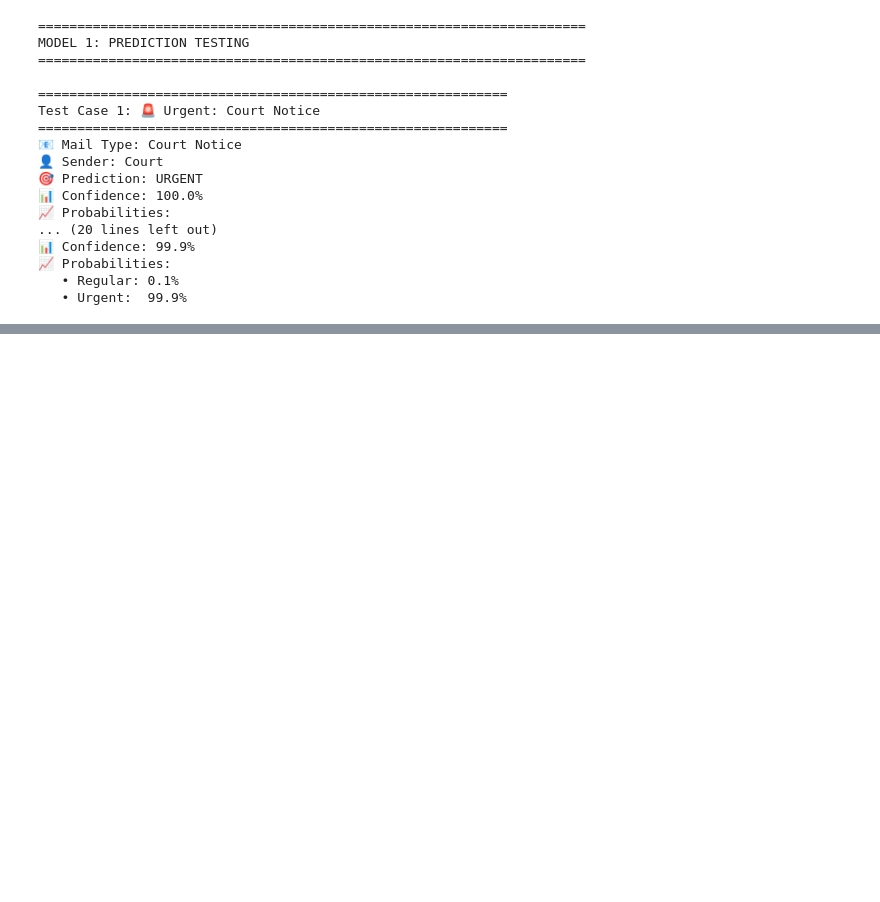
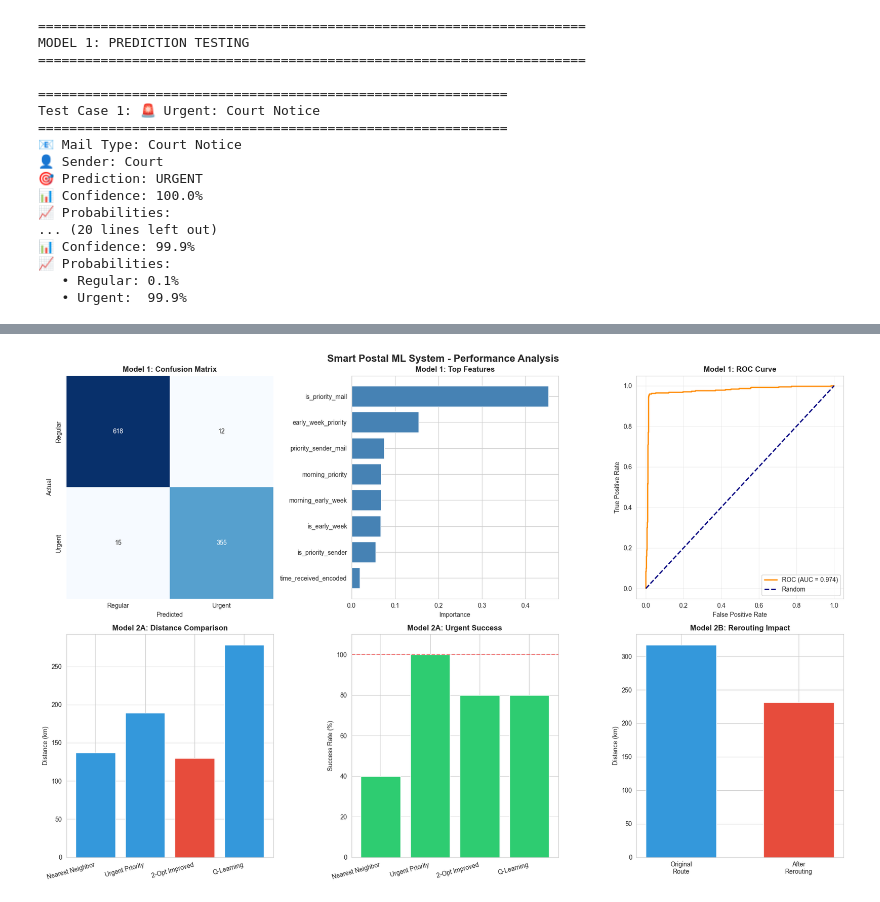
Before and after one commit to DilumiGimansha/Smart-Postal, a Jupyter notebook: ML-Routes-Prediction-Model/Routes_Pradictions_Model.ipynb, the cells around one changed output, grey strips where cells are left out. Cells and saved outputs as stored; diff of their text form; code cells hidden in the pictures; blank space fills up the shorter version.

```diff
--- a/ML-Routes-Prediction-Model/Routes_Pradictions_Model.ipynb
+++ b/ML-Routes-Prediction-Model/Routes_Pradictions_Model.ipynb
@@ -667,0 +1257,12 @@ Test Case 1: 🚨 Urgent: Court Notice
+# %%
+print("=" * 70)
+print("MODEL 2: ROUTE OPTIMIZATION TRAINING")
+print("=" * 70)
+
+# Run all optimization algorithms
+optimization_results = route_optimizer.optimize_route(
+    scenario,
+    methods=['nearest_neighbor', 'urgent_priority', '2opt', 'q_learning']
+)
+
+print("\n✅ All algorithms trained and compared!")
@@ -667,0 +1779,79 @@ Test Case 1: 🚨 Urgent: Court Notice
+# %%
+print("=" * 70)
+print("GENERATING PERFORMANCE VISUALIZATIONS")
+print("=" * 70)
+
+fig, axes = plt.subplots(2, 3, figsize=(18, 12))
+fig.suptitle('Smart Postal ML System - Performance Analysis',
+             fontsize=16, fontweight='bold')
+
+# 1. Confusion Matrix
+cm = priority_results['confusion_matrix']
+sns.heatmap(cm, annot=True, fmt='d', cmap='Blues', ax=axes[0, 0], cbar=False)
+axes[0, 0].set_title('Model 1: Confusion Matrix', fontweight='bold')
+axes[0, 0].set_xlabel('Predicted')
+axes[0, 0].set_ylabel('Actual')
+axes[0, 0].set_xticklabels(['Regular', 'Urgent'])
+axes[0, 0].set_yticklabels(['Regular', 'Urgent'])
+
+# 2. Feature Importance
+top_features = priority_results['feature_importance'].head(8)
+axes[0, 1].barh(top_features['feature'], top_features['importance'],
+                color='steelblue')
+axes[0, 1].set_title('Model 1: Top Features', fontweight='bold')
+axes[0, 1].set_xlabel('Importance')
+axes[0, 1].invert_yaxis()
+
+# 3. ROC Curve
+fpr, tpr, _ = roc_curve(priority_results['y_test'],
+                        priority_results['y_pred_proba'][:, 1])
+auc_score = priority_results['metrics']['roc_auc']
+axes[0, 2].plot(fpr, tpr, color='darkorange', lw=2,
+               label=f'ROC (AUC = {auc_score:.3f})')
+axes[0, 2].plot([0, 1], [0, 1], 'navy', lw=2, linestyle='--', label='Random')
+axes[0, 2].set_xlabel('False Positive Rate')
+axes[0, 2].set_ylabel('True Positive Rate')
+axes[0, 2].set_title('Model 1: ROC Curve', fontweight='bold')
+axes[0, 2].legend(loc="lower right")
+axes[0, 2].grid(alpha=0.3)
+
+# 4. Distance Comparison
+methods = [r['method'] for r in optimization_results['results'].values()]
+distances = [r['total_distance_km'] for r in optimization_results['results'].values()]
+colors = ['#e74c3c' if m == optimization_results['best_result']['method']
+          else '#3498db' for m in methods]
+axes[1, 0].bar(range(len(methods)), distances, color=colors)
+axes[1, 0].set_title('Model 2A: Distance Comparison', fontweight='bold')
+axes[1, 0].set_ylabel('Distance (km)')
+axes[1, 0].set_xticks(range(len(methods)))
+axes[1, 0].set_xticklabels(methods, rotation=15, ha='right')
+
+# 5. Urgent Success Rate
+urgent_success = [(r['urgent_on_time'] / total_urgent * 100) if total_urgent > 0 else 0
+                  for r in optimization_results['results'].values()]
+axes[1, 1].bar(range(len(methods)), urgent_success, color='#2ecc71')
+axes[1, 1].set_title('Model 2A: Urgent Success', fontweight='bold')
+axes[1, 1].set_ylabel('Success Rate (%)')
+axes[1, 1].set_ylim(0, 110)
+axes[1, 1].set_xticks(range(len(methods)))
+axes[1, 1].set_xticklabels(methods, rotation=15, ha='right')
+axes[1, 1].axhline(y=100, color='red', linestyle='--', alpha=0.5)
+
+# 6. Rerouting Impact
+if dynamic_rerouter.rerouting_history:
+    reroute_data = dynamic_rerouter.rerouting_history[0]
+    categories = ['Original\nRoute', 'After\nRerouting']
+    distances_reroute = [
+        reroute_data['original_route']['distance_km'],
+        reroute_data['new_route']['distance_km']
+    ]
+    axes[1, 2].bar(categories, distances_reroute,
+                   color=['#3498db', '#e74c3c'], width=0.6)
+    axes[1, 2].set_title('Model 2B: Rerouting Impact', fontweight='bold')
+    axes[1, 2].set_ylabel('Distance (km)')
+
+plt.tight_layout()
+plt.savefig('smart_postal_ml_evaluation.png', dpi=300, bbox_inches='tight')
+print("\n✅ Visualization saved: smart_postal_ml_evaluation.png")
+plt.show()
+# %% [output]
@@ -667,0 +1863 @@ Test Case 1: 🚨 Urgent: Court Notice
+[figure, added]
```
Also changed, not shown: parts of 11 cells of this notebook, 3 other files.
